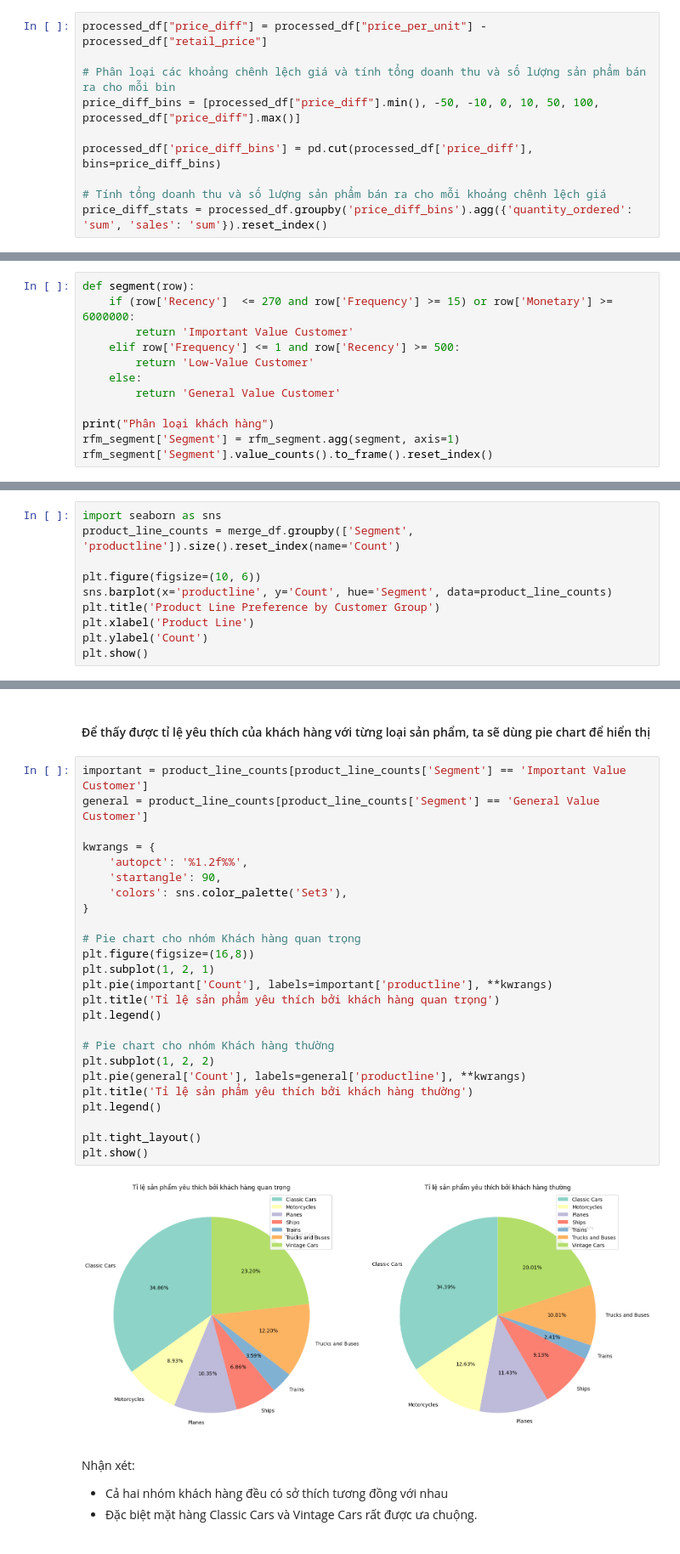
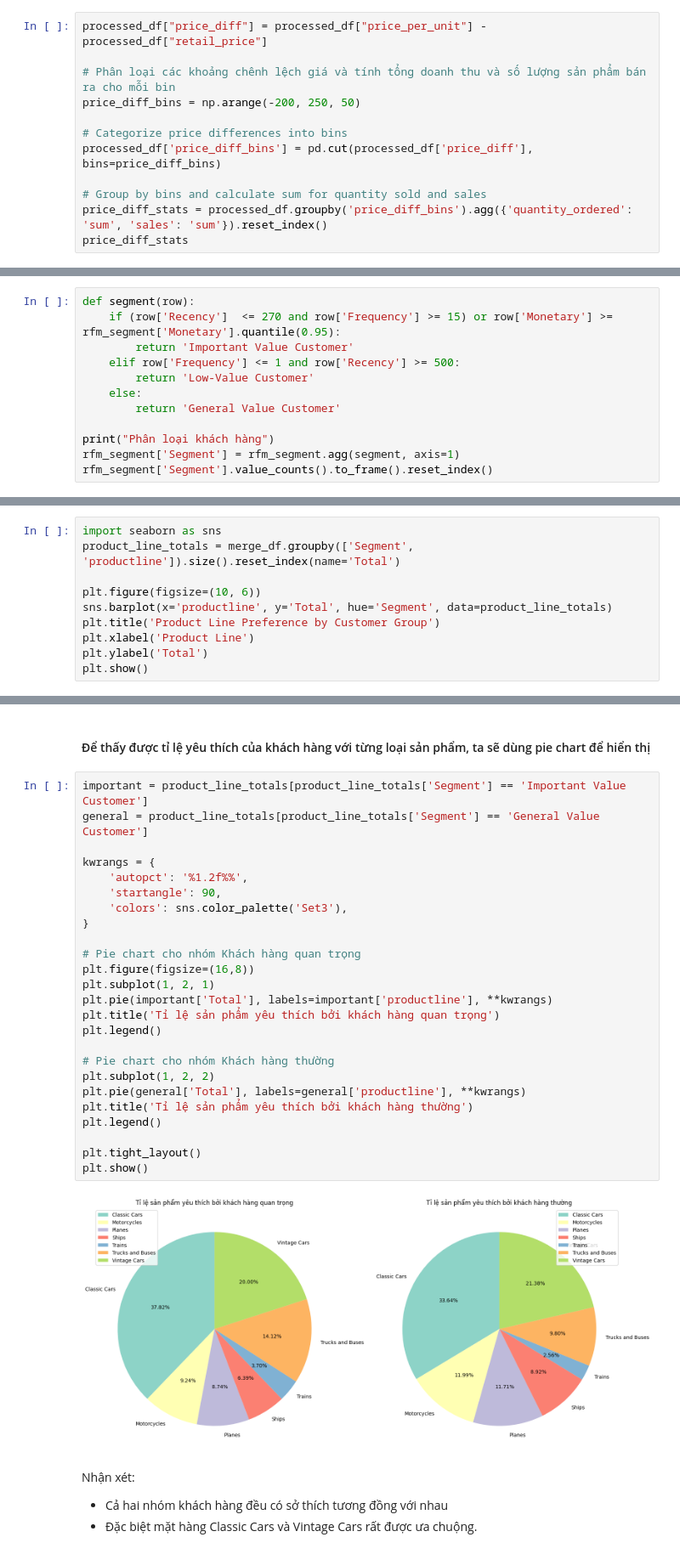
Before and after one commit to fabyanbui/Programming4DS_FinalProject, a Jupyter notebook: notebooks/3.2-eda.ipynb, the cells around one changed output, grey strips where cells are left out. Shown: that part at 85% size. Saved outputs shown, nothing was run; the diff lists cells and outputs as text.

```diff
--- a/notebooks/3.2-eda.ipynb
+++ b/notebooks/3.2-eda.ipynb
@@ -51,9 +51,11 @@ Trả lời câu hỏi giúp:
 processed_df["price_diff"] = processed_df["price_per_unit"] - processed_df["retail_price"]
 
 # Phân loại các khoảng chênh lệch giá và tính tổng doanh thu và số lượng sản phẩm bán ra cho mỗi bin
-price_diff_bins = [processed_df["price_diff"].min(), -50, -10, 0, 10, 50, 100, processed_df["price_diff"].max()]
+price_diff_bins = np.arange(-200, 250, 50)
 
+# Categorize price differences into bins
 processed_df['price_diff_bins'] = pd.cut(processed_df['price_diff'], bins=price_diff_bins)
 
-# Tính tổng doanh thu và số lượng sản phẩm bán ra cho mỗi khoảng chênh lệch giá
+# Group by bins and calculate sum for quantity sold and sales
 price_diff_stats = processed_df.groupby('price_diff_bins').agg({'quantity_ordered': 'sum', 'sales': 'sum'}).reset_index()
+price_diff_stats
@@ -183,7 +192,7 @@ Từ biểu đồ, ta có các ngưỡng để phân loại khách hàng:
 -  `Frequecy`: Tần số quay lại trên 15 là tiêu chí cho khách hàng quan trọng
 # %%
 def segment(row):
-    if (row['Recency']  <= 270 and row['Frequency'] >= 15) or row['Monetary'] >= 6000000:
+    if (row['Recency']  <= 270 and row['Frequency'] >= 15) or row['Monetary'] >= rfm_segment['Monetary'].quantile(0.95):
         return 'Important Value Customer'
     elif row['Frequency'] <= 1 and row['Recency'] >= 500:
         return 'Low-Value Customer'
@@ -220,12 +229,12 @@ merge_df
 - Dùng group bar chart để minh họa số lượng sản phẩm bán ra bởi hai tệp khách hàng.
 # %%
 import seaborn as sns
-product_line_counts = merge_df.groupby(['Segment', 'productline']).size().reset_index(name='Count')
+product_line_totals = merge_df.groupby(['Segment', 'productline']).size().reset_index(name='Total')
 
 plt.figure(figsize=(10, 6))
-sns.barplot(x='productline', y='Count', hue='Segment', data=product_line_counts)
+sns.barplot(x='productline', y='Total', hue='Segment', data=product_line_totals)
 plt.title('Product Line Preference by Customer Group')
 plt.xlabel('Product Line')
-plt.ylabel('Count')
+plt.ylabel('Total')
 plt.show()
 # %% [output]
@@ -238,32 +247,32 @@ Nhận xét:
 # %% [markdown]
 #### Để thấy được tỉ lệ yêu thích của khách hàng với từng loại sản phẩm, ta sẽ dùng pie chart để hiển thị
 # %%
-important = product_line_counts[product_line_counts['Segment'] == 'Important Value Customer']
-general = product_line_counts[product_line_counts['Segment'] == 'General Value Customer']
+important = product_line_totals[product_line_totals['Segment'] == 'Important Value Customer']
+general = product_line_totals[product_line_totals['Segment'] == 'General Value Customer']
 
 kwrangs = {
     'autopct': '%1.2f%%',
     'startangle': 90,
     'colors': sns.color_palette('Set3'),
 }
 
 # Pie chart cho nhóm Khách hàng quan trọng
 plt.figure(figsize=(16,8))
 plt.subplot(1, 2, 1)
-plt.pie(important['Count'], labels=important['productline'], **kwrangs)
+plt.pie(important['Total'], labels=important['productline'], **kwrangs)
 plt.title('Tỉ lệ sản phẩm yêu thích bởi khách hàng quan trọng')
 plt.legend()
 
 # Pie chart cho nhóm Khách hàng thường
 plt.subplot(1, 2, 2)
-plt.pie(general['Count'], labels=general['productline'], **kwrangs)
+plt.pie(general['Total'], labels=general['productline'], **kwrangs)
 plt.title('Tỉ lệ sản phẩm yêu thích bởi khách hàng thường')
 plt.legend()
 
 plt.tight_layout()
 plt.show()
 # %% [output]
-[figure, old version]
+[figure, new version]
 # %% [markdown]
 Nhận xét:
 - Cả hai nhóm khách hàng đều có sở thích tương đồng với nhau
```
Also changed, not shown: parts of 10 cells of this notebook.
